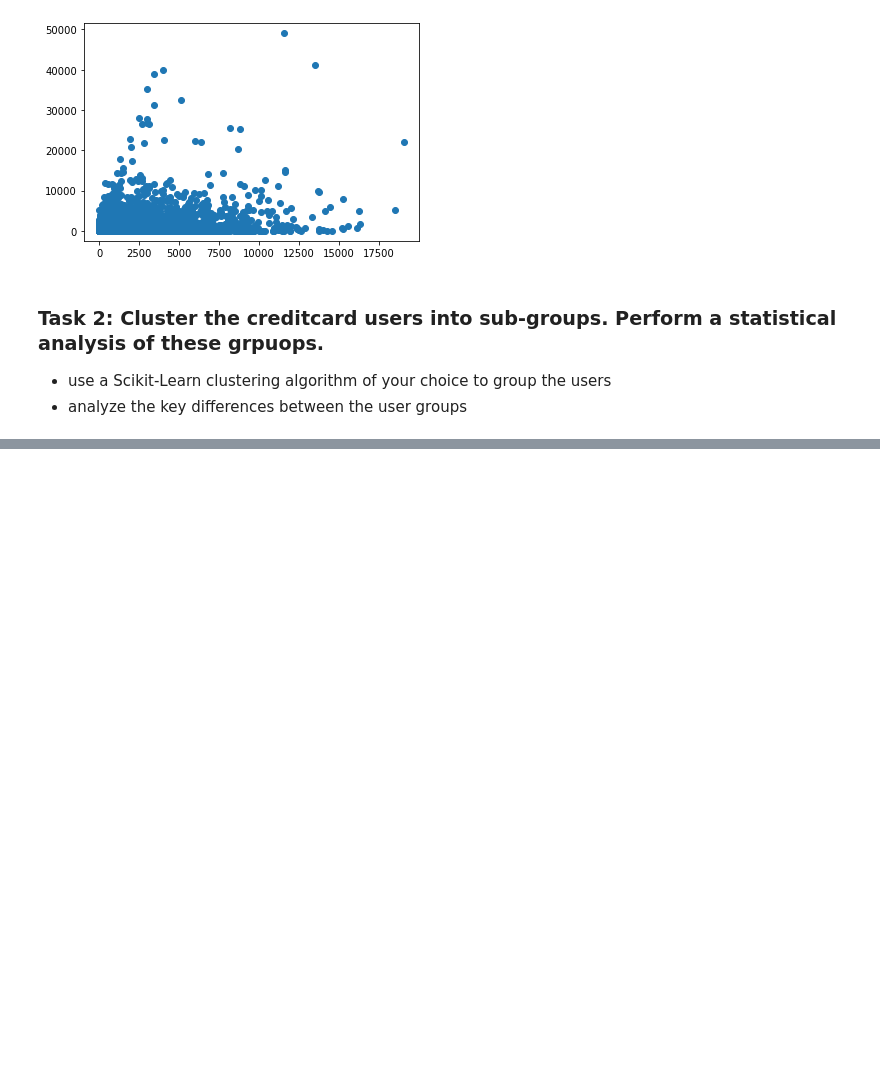
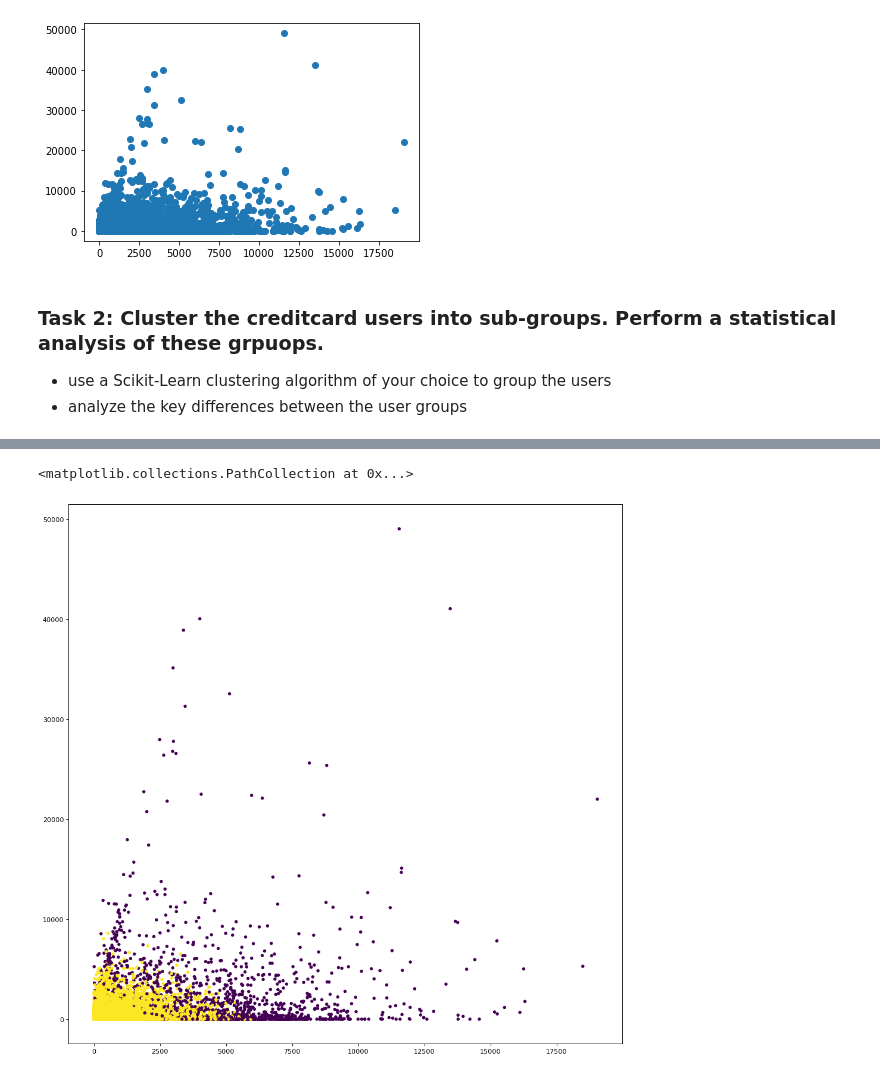
Before and after one commit to kromy99/DataMining2020, a Jupyter notebook: week4/Assignment_2.ipynb, the cells around one changed output, grey strips where cells are left out. Saved outputs shown, nothing was run; the diff lists cells and outputs as text; code cells hidden in the pictures; blank space fills up the shorter version.

```diff
--- a/week4/Assignment_2.ipynb
+++ b/week4/Assignment_2.ipynb
@@ -230,7 +216,6 @@ plt.scatter(data["BALANCE"], data["PURCHASES"])
 * analyze the key differences between the user groups
 # %%
 from sklearn import cluster, datasets, mixture
-from sklearn.neighbors import kneighbors_graph
-from sklearn.preprocessing import StandardScaler
 from sklearn.cluster import KMeans
-from sklearn.cluster import DBSCAN
+data = pd.read_csv("DATA/CC GENERAL.csv")
+data.set_index('CUST_ID')
@@ -236,0 +246,3 @@ from sklearn.cluster import DBSCAN
+# %%
+dataNoID = data.drop(["CUST_ID"],axis=1)
+dataNoID = dataNoID.dropna()
@@ -236,0 +262,6 @@ from sklearn.cluster import DBSCAN
+# %%
+kmeans = KMeans(n_clusters=2,init='k-means++')
+kmeans.fit(dataNoID)
+kmeans = kmeans.predict(dataNoID)
+# %%
+dataNoID["KMEANS"] = kmeans
@@ -236,0 +277,6 @@ from sklearn.cluster import DBSCAN
+# %%
+plt.figure(figsize=(15, 15), dpi=80)
+plt.scatter(dataNoID.iloc[:, 0], dataNoID.iloc[:, 2], c=kmeans, s=15)
+# %% [output]
+<matplotlib.collections.PathCollection at 0x...>
+[figure, added]
```
Also changed, not shown: parts of 21 cells of this notebook, 1 other file.
